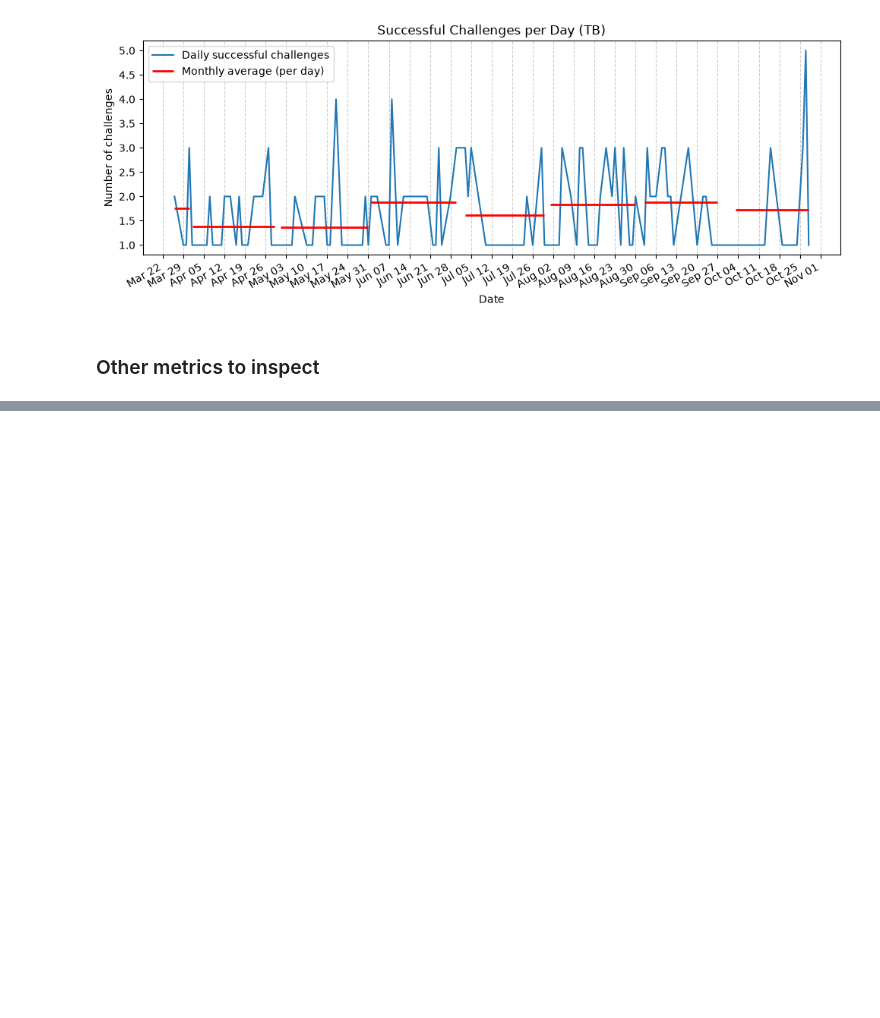
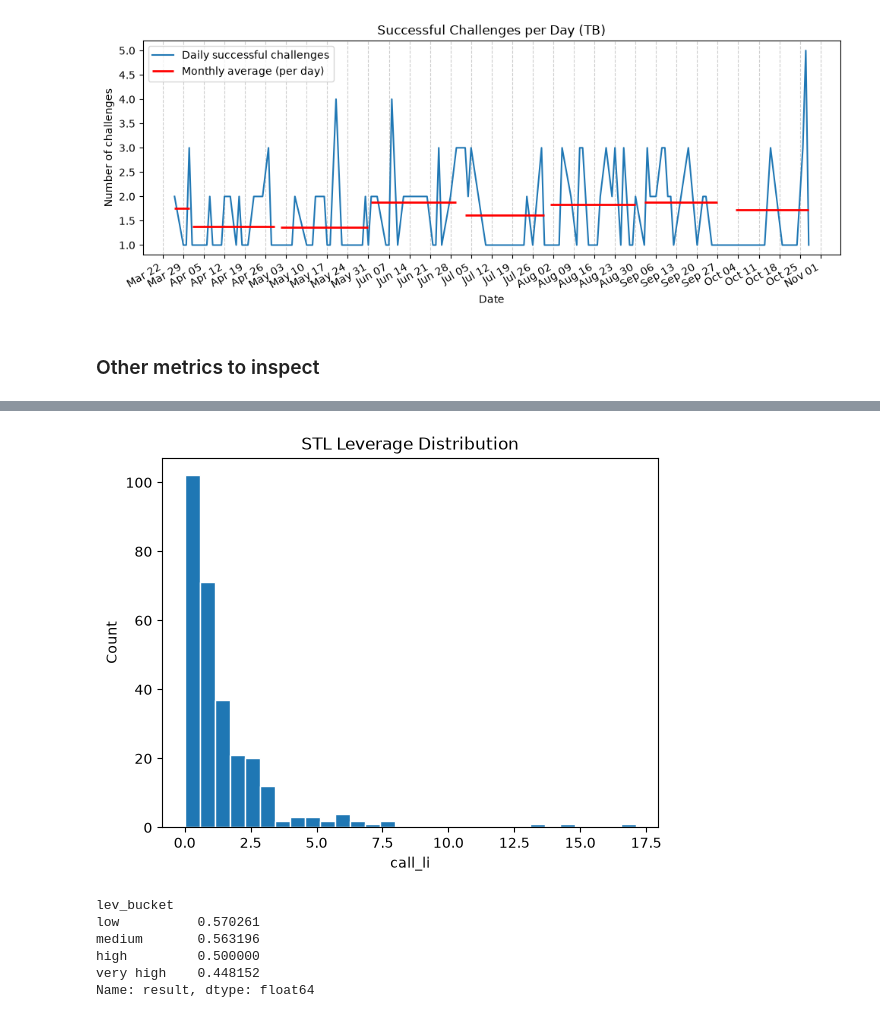
Before and after one commit to statzenthusiast921/ABS_Challenges, a Jupyter notebook: scripts/ABS EDA 10.17.26.ipynb, the cells around one changed output, grey strips where cells are left out. Cells and saved outputs as stored; diff of their text form; code cells hidden in the pictures; blank space fills up the shorter version.

Commit message:
leverage metric

```diff
--- a/scripts/ABS EDA 10.17.26.ipynb
+++ b/scripts/ABS EDA 10.17.26.ipynb
@@ -551,0 +603,21 @@ plot_challenge_timeline(df, result = True, team = 'TB')
+# %%
+levs = df.loc[df['team'] == "STL", 'call_li']
+
+fig, ax = plt.subplots()
+ax.hist(levs, bins=30, edgecolor='white')
+ax.set_xlabel('call_li')
+ax.set_ylabel('Count')
+ax.set_title('STL Leverage Distribution')
+plt.show()
+# %% [output]
+[figure, added]
+# %%
+df['lev_bucket'] = pd.cut(df['call_li'], [0, 0.5, 1.5, 2, 100], labels=['low', 'medium', 'high', 'very high'])
+df.groupby('lev_bucket')['result'].mean()
+# %% [output]
+lev_bucket
+low          0.570261
+medium       0.563196
+high         0.500000
+very high    0.448152
+Name: result, dtype: float64
```
Also changed, not shown: parts of 13 cells of this notebook.
